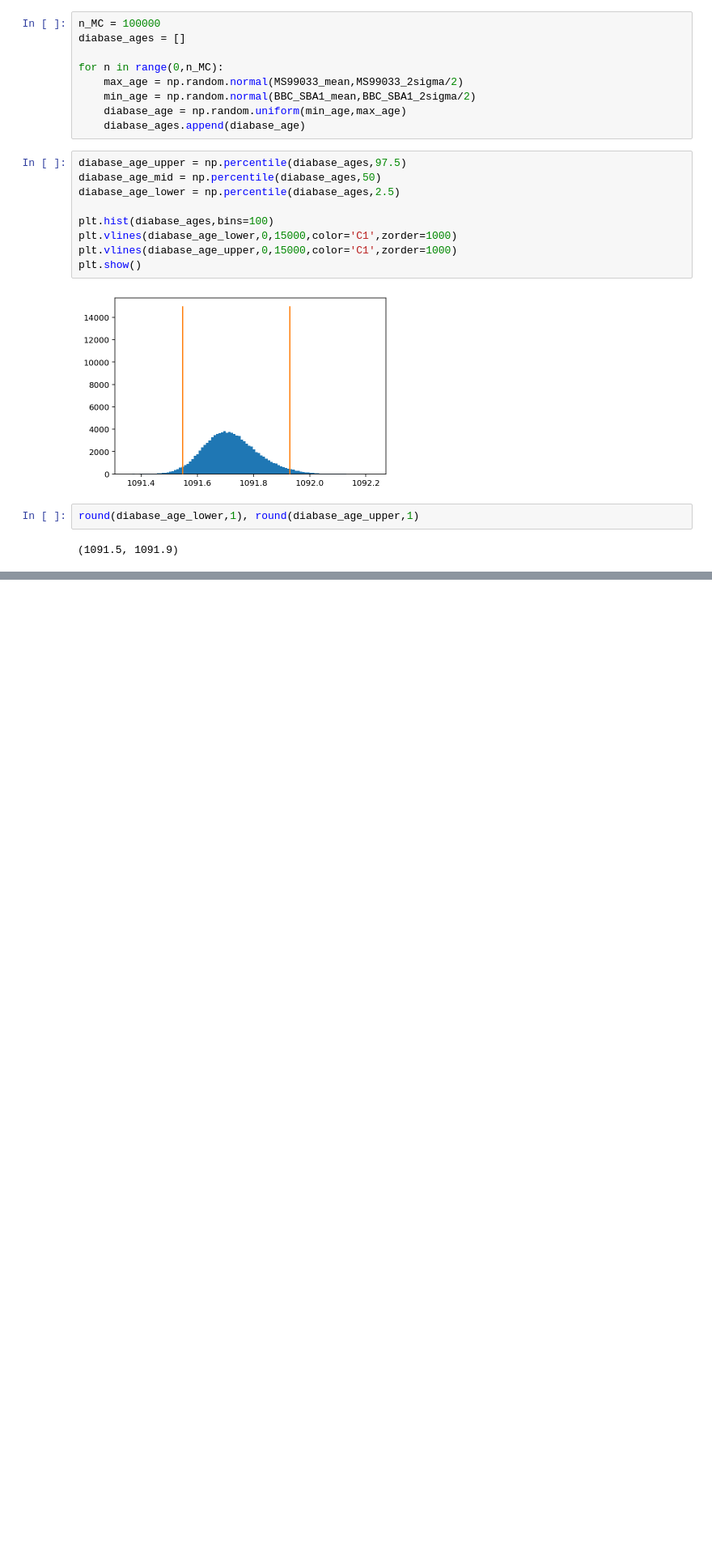
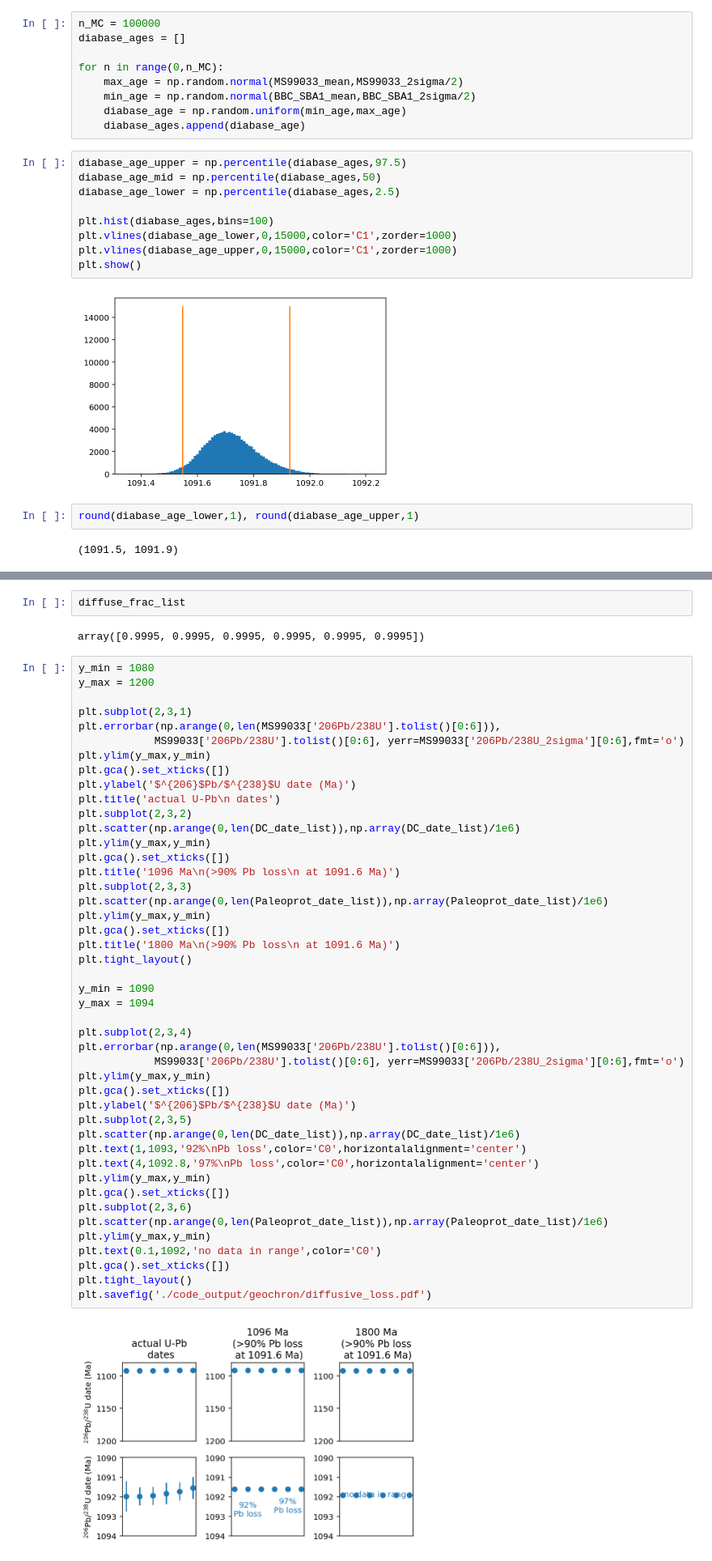
Before and after one commit to Swanson-Hysell-Group/2021_AX_BD, a Jupyter notebook: code/AX_BD_geochron.ipynb, the cells around one changed output, grey strips where cells are left out. Shown at 81% size. Drawn from its saved outputs; the diff is of its cells as text; blank space fills up the shorter version.

Commit message:
add diffusive loss analysis to geochron notebook

```diff
--- a/code/AX_BD_geochron.ipynb
+++ b/code/AX_BD_geochron.ipynb
@@ -389,0 +423,51 @@ round(diabase_age_lower,1), round(diabase_age_upper,1)
+# %%
+diffuse_frac_list
+# %% [output]
+array([0.9995, 0.9995, 0.9995, 0.9995, 0.9995, 0.9995])
+# %%
+y_min = 1080
+y_max = 1200
+
+plt.subplot(2,3,1)
+plt.errorbar(np.arange(0,len(MS99033['206Pb/238U'].tolist()[0:6])),
+            MS99033['206Pb/238U'].tolist()[0:6], yerr=MS99033['206Pb/238U_2sigma'][0:6],fmt='o')
+plt.ylim(y_max,y_min)
+plt.gca().set_xticks([])
+plt.ylabel('$^{206}$Pb/$^{238}$U date (Ma)')
+plt.title('actual U-Pb\n dates')
+plt.subplot(2,3,2)
+plt.scatter(np.arange(0,len(DC_date_list)),np.array(DC_date_list)/1e6)
+plt.ylim(y_max,y_min)
+plt.gca().set_xticks([])
+plt.title('1096 Ma\n(>90% Pb loss\n at 1091.6 Ma)')
+plt.subplot(2,3,3)
+plt.scatter(np.arange(0,len(Paleoprot_date_list)),np.array(Paleoprot_date_list)/1e6)
+plt.ylim(y_max,y_min)
+plt.gca().set_xticks([])
+plt.title('1800 Ma\n(>90% Pb loss\n at 1091.6 Ma)')
+plt.tight_layout()
+
+y_min = 1090
+y_max = 1094
+
+plt.subplot(2,3,4)
+plt.errorbar(np.arange(0,len(MS99033['206Pb/238U'].tolist()[0:6])),
+            MS99033['206Pb/238U'].tolist()[0:6], yerr=MS99033['206Pb/238U_2sigma'][0:6],fmt='o')
+plt.ylim(y_max,y_min)
+plt.gca().set_xticks([])
+plt.ylabel('$^{206}$Pb/$^{238}$U date (Ma)')
+plt.subplot(2,3,5)
+plt.scatter(np.arange(0,len(DC_date_list)),np.array(DC_date_list)/1e6)
+plt.text(1,1093,'92%\nPb loss',color='C0',horizontalalignment='center')
+plt.text(4,1092.8,'97%\nPb loss',color='C0',horizontalalignment='center')
+plt.ylim(y_max,y_min)
+plt.gca().set_xticks([])
+plt.subplot(2,3,6)
+plt.scatter(np.arange(0,len(Paleoprot_date_list)),np.array(Paleoprot_date_list)/1e6)
+plt.ylim(y_max,y_min)
+plt.text(0.1,1092,'no data in range',color='C0')
+plt.gca().set_xticks([])
+plt.tight_layout()
+plt.savefig('./code_output/geochron/diffusive_loss.pdf')
+# %% [output]
+[figure, added]
```
Also changed, not shown: parts of 4 cells of this notebook, 1 other file.
